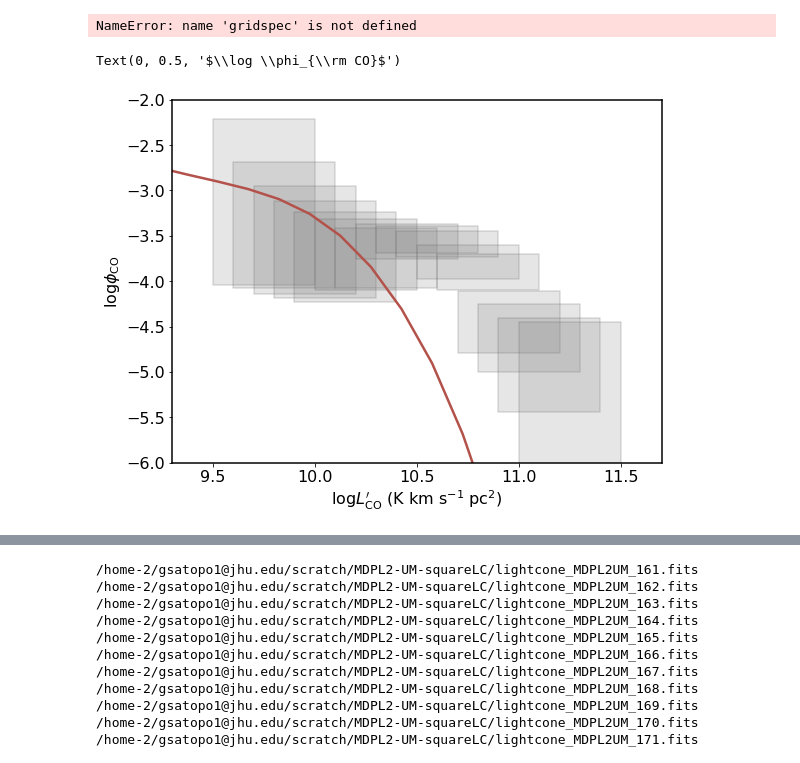
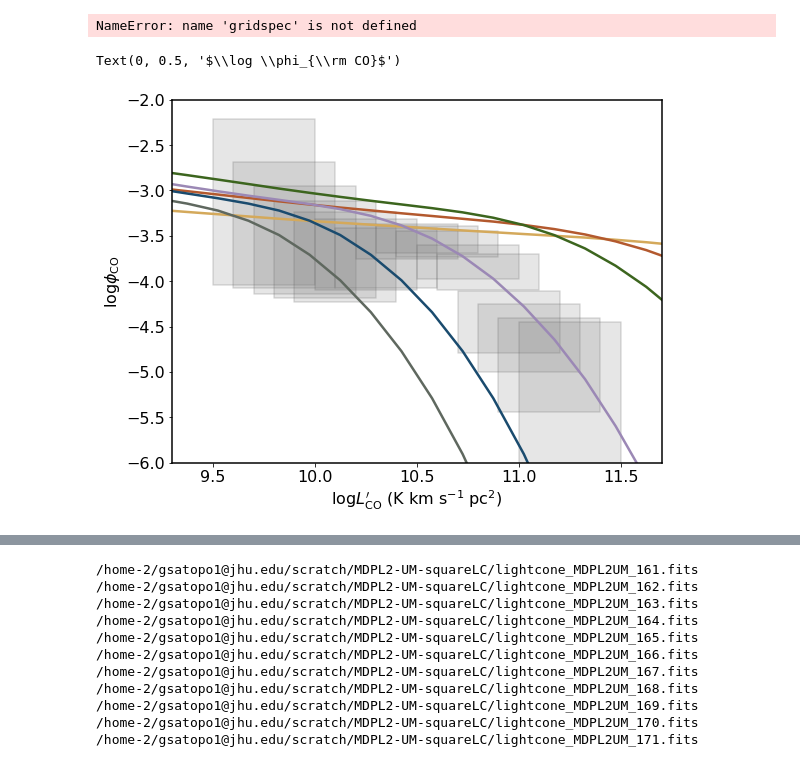
Before and after one commit to kokron/skyLine, a Jupyter notebook: notebooks/CO LIR fit.ipynb, the cells around one changed output, grey strips where cells are left out. Saved outputs shown, nothing was run; the diff lists cells and outputs as text; code cells hidden in the pictures.

```diff
--- a/notebooks/CO LIR fit.ipynb
+++ b/notebooks/CO LIR fit.ipynb
@@ -166,11 +166,14 @@ SM=LC_CO.halo_catalog['SM_HALO'][inds]
 SFR=LC_CO.halo_catalog['SFR_HALO'][inds]
 
 log10Ms_IRX,alpha_IRX=9.15, 0.97
-std_log10Ms_IRX,std_alpha_IRX=0.17, 0.17
+sigma_IRX=0.2
 K_IR, K_UV=0.63*1.73e-10, 0.63*2.5e-10
 
-log10Ms_IRX_sample,alpha_IRX_sample = np.random.multivariate_normal(np.asarray([log10Ms_IRX,alpha_IRX]),np.diag(np.asarray([std_log10Ms_IRX**2,std_alpha_IRX])), len(SM)).T
-IRX = (SM/10**log10Ms_IRX_sample)**alpha_IRX_sample
+IRX = (SM/10**log10Ms_IRX)**alpha_IRX
+sigma_base_e = sigma_IRX*2.302585
+rng=np.random.default_rng(0)
+IRX = IRX*rng.lognormal(-0.5*sigma_base_e**2, sigma_base_e, IRX.shape)
+
 LIR = SFR/(K_IR + K_UV/IRX)*u.Lsun
 logM=np.log10(LC_CO.halo_catalog['M_HALO'][inds]*LC_CO.Msunh.to(u.Msun).value)
 # %% [output]
@@ -371,22 +374,25 @@ plt.ylabel(r'$\log \phi_{\rm CO}$')
 # %% [output]
 NameError: name 'gridspec' is not defined
 # %%
+p0=np.asarray([[0.4, 7], [0.6, 5], [0.8, 3], [0.9, 2.5], [1, 2.2], [1, 1.9]])
+
 logLp_bin=np.linspace(9, 12, 21)
 logLp_center=logLp_bin[:-1]+np.diff(logLp_bin)[0]/2
 
 gs = gridspec.GridSpec(1, 1,left=0.12,bottom=0.14,right=0.97,top=0.98,wspace=.0,hspace=.0)
 fig = plt.figure(figsize=(8,6))
 ax = plt.subplot(gs[0,0])
 _ = make_error_boxes(ax,logLCOdat,logphidat,LCOwidth,logphiwidth,alpha=0.2, facecolor='#828282', edgecolor='#575757')
 #ax.errorbar(xdata, ydata, yerr=ydata_err, fmt='o', color=grey)
 
-ax.plot(logLp_center, logphi_Lp(logLp_center,1.37, -1.74), color='#b3524b', label='This work')
+for i in range(len(p0)):
+    ax.plot(logLp_center, logphi_Lp(logLp_center,p0[i,0], p0[i,1]))
 
 plt.ylim(-6,-2)
 plt.xlim(9.3,11.7)
 plt.xlabel(r'$\log L^{\prime}_{\rm CO}$ (K km s$^{-1}$ pc$^2$)')
 plt.ylabel(r'$\log \phi_{\rm CO}$')
 # %% [output]
 Text(0, 0.5, '$\\log \\phi_{\\rm CO}$')
-[figure, old version]
+[figure, new version]
 # %%
```
Also changed, not shown: parts of 1 cell of this notebook, 2 other files.
